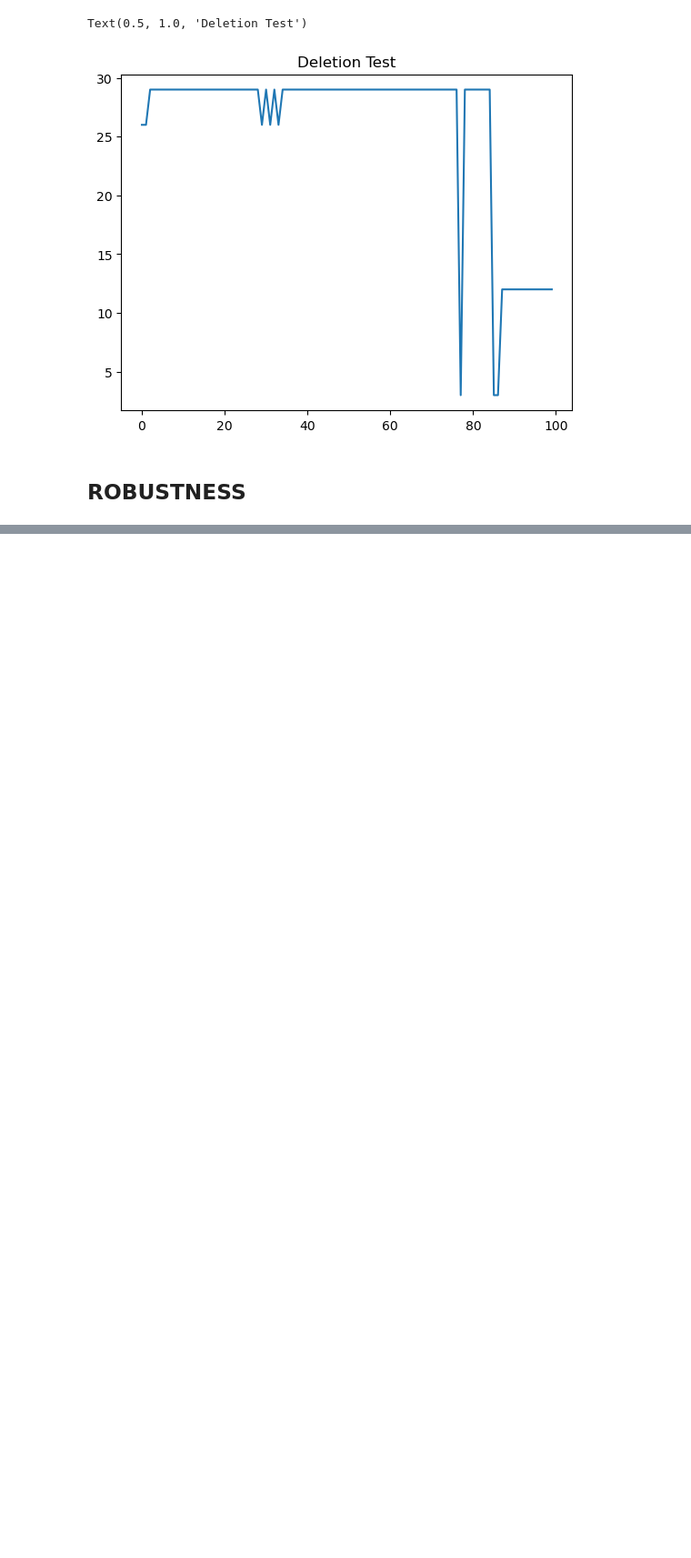
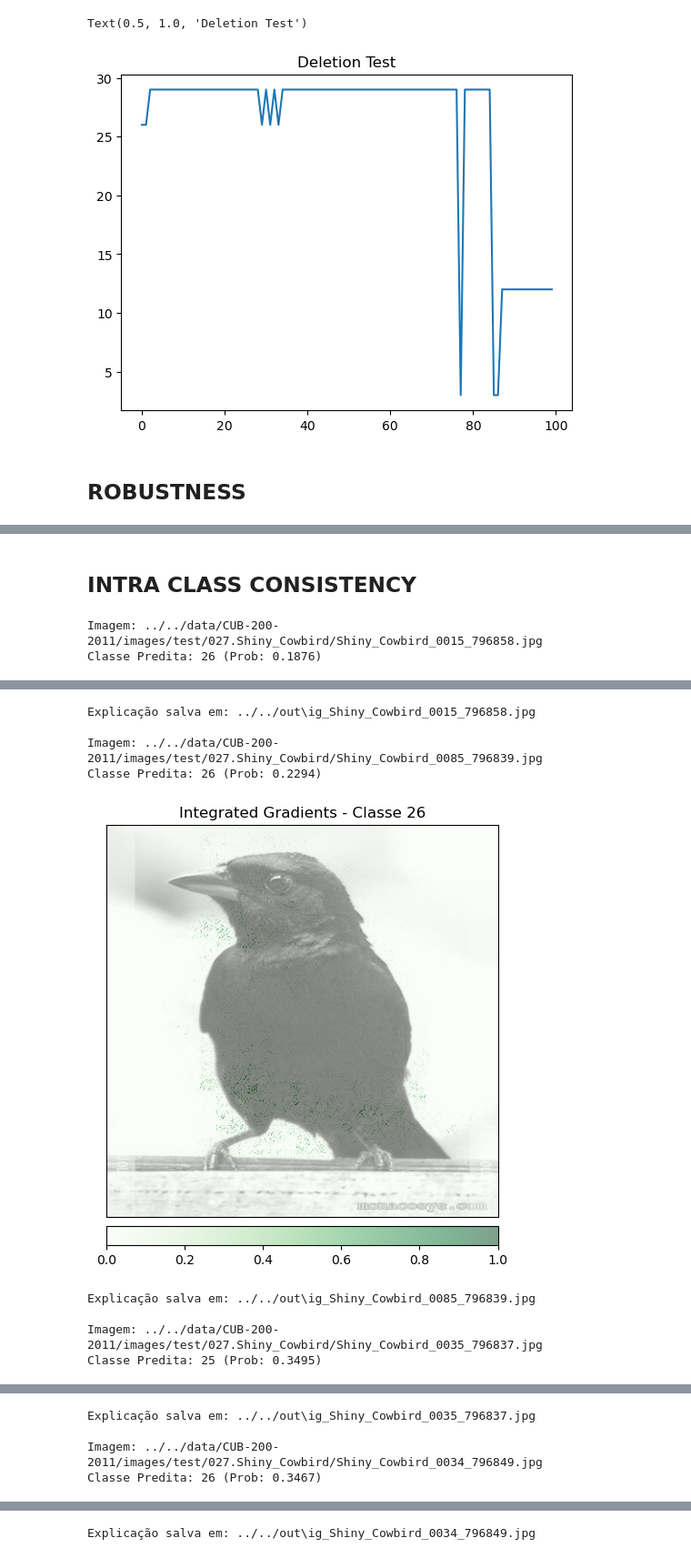
Before and after one commit to AraujoStreicher/explainability-benchmark, a Jupyter notebook: src/cub-200-2011/cub-integrated-gradients.ipynb, the cells around one changed output, grey strips where cells are left out. Shown at 91% size. Saved outputs shown, nothing was run; the diff lists cells and outputs as text; code cells hidden in the pictures; blank space fills up the shorter version.

```diff
--- a/src/cub-200-2011/cub-integrated-gradients.ipynb
+++ b/src/cub-200-2011/cub-integrated-gradients.ipynb
@@ -159,0 +180,65 @@ Robustness score: 0.1064589873786903
+# %% [markdown]
+## INTRA CLASS CONSISTENCY
+# %%
+test_images_26 = [
+    "../../data/CUB-200-2011/images/test/027.Shiny_Cowbird/Shiny_Cowbird_0015_796858.jpg",
+    "../../data/CUB-200-2011/images/test/027.Shiny_Cowbird/Shiny_Cowbird_0085_796839.jpg",
+    "../../data/CUB-200-2011/images/test/027.Shiny_Cowbird/Shiny_Cowbird_0035_796837.jpg",
+    "../../data/CUB-200-2011/images/test/027.Shiny_Cowbird/Shiny_Cowbird_0034_796849.jpg",
+]
+# %%
+ig = IntegratedGradients(model)
+heatmaps = []
+for img_path in test_images_26:
+
+    image = Image.open(img_path).convert('RGB')
+    input_tensor = preprocess(image).unsqueeze(0).to(device)
+    input_tensor.requires_grad_()
+
+    output = model(input_tensor)
+    pred_prob = F.softmax(output, dim=1)
+    pred_class_idx = torch.argmax(pred_prob, dim=1).item()
+    pred_class_prob = pred_prob[0, pred_class_idx].item()
+
+    print(f"\nImagem: {img_path}")
+    print(f"Classe Predita: {pred_class_idx} (Prob: {pred_class_prob:.4f})")
+
+    baseline = torch.zeros_like(input_tensor).to(device)
+
+    attributions_ig = ig.attribute(input_tensor,
+                                   baselines=baseline,
+                                   target=pred_class_idx,
+                                   n_steps=50,
+                                   internal_batch_size=10,
+                                   return_convergence_delta=False)
+
+
+    attr_np = attributions_ig.squeeze().cpu().detach().numpy()
+    attr_np = np.transpose(attr_np, (1, 2, 0))
+
+    img_np = np.array(image.resize((448, 448))) / 255.0
+
+
+    fig, _ = viz.visualize_image_attr(
+        attr_np,
+        img_np,
+        method="blended_heat_map",
+        sign="positive",
+        show_colorbar=True,
+        title=f"Integrated Gradients - Classe {pred_class_idx}",
+        use_pyplot=True
+    )
+
+    # Salvar a figura
+    out_filename = f"ig_{os.path.basename(img_path)}"
+    save_path = os.path.join(Config.OUTPUT_DIR, out_filename)
+    fig.savefig(save_path, bbox_inches='tight', dpi=150)
+    print(f"Explicação salva em: {save_path}")
+
+    plt.close()
+
+    heatmap = np.mean(np.abs(attr_np), axis=2)
+    heatmaps.append(heatmap)
+# %% [output]
+Imagem: ../../data/CUB-200-2011/images/test/027.Shiny_Cowbird/Shiny_Cowbird_0015_796858.jpg
+Classe Predita: 26 (Prob: 0.1876)
@@ -159,0 +246,9 @@ Robustness score: 0.1064589873786903
+Explicação salva em: ../../out\ig_Shiny_Cowbird_0015_796858.jpg
+
+Imagem: ../../data/CUB-200-2011/images/test/027.Shiny_Cowbird/Shiny_Cowbird_0085_796839.jpg
+Classe Predita: 26 (Prob: 0.2294)
+[figure, added]
+Explicação salva em: ../../out\ig_Shiny_Cowbird_0085_796839.jpg
+
+Imagem: ../../data/CUB-200-2011/images/test/027.Shiny_Cowbird/Shiny_Cowbird_0035_796837.jpg
+Classe Predita: 25 (Prob: 0.3495)
@@ -159,0 +256,4 @@ Robustness score: 0.1064589873786903
+Explicação salva em: ../../out\ig_Shiny_Cowbird_0035_796837.jpg
+
+Imagem: ../../data/CUB-200-2011/images/test/027.Shiny_Cowbird/Shiny_Cowbird_0034_796849.jpg
+Classe Predita: 26 (Prob: 0.3467)
@@ -159,0 +261 @@ Robustness score: 0.1064589873786903
+Explicação salva em: ../../out\ig_Shiny_Cowbird_0034_796849.jpg
```
Also changed, not shown: parts of 7 cells of this notebook, 14 other files.
